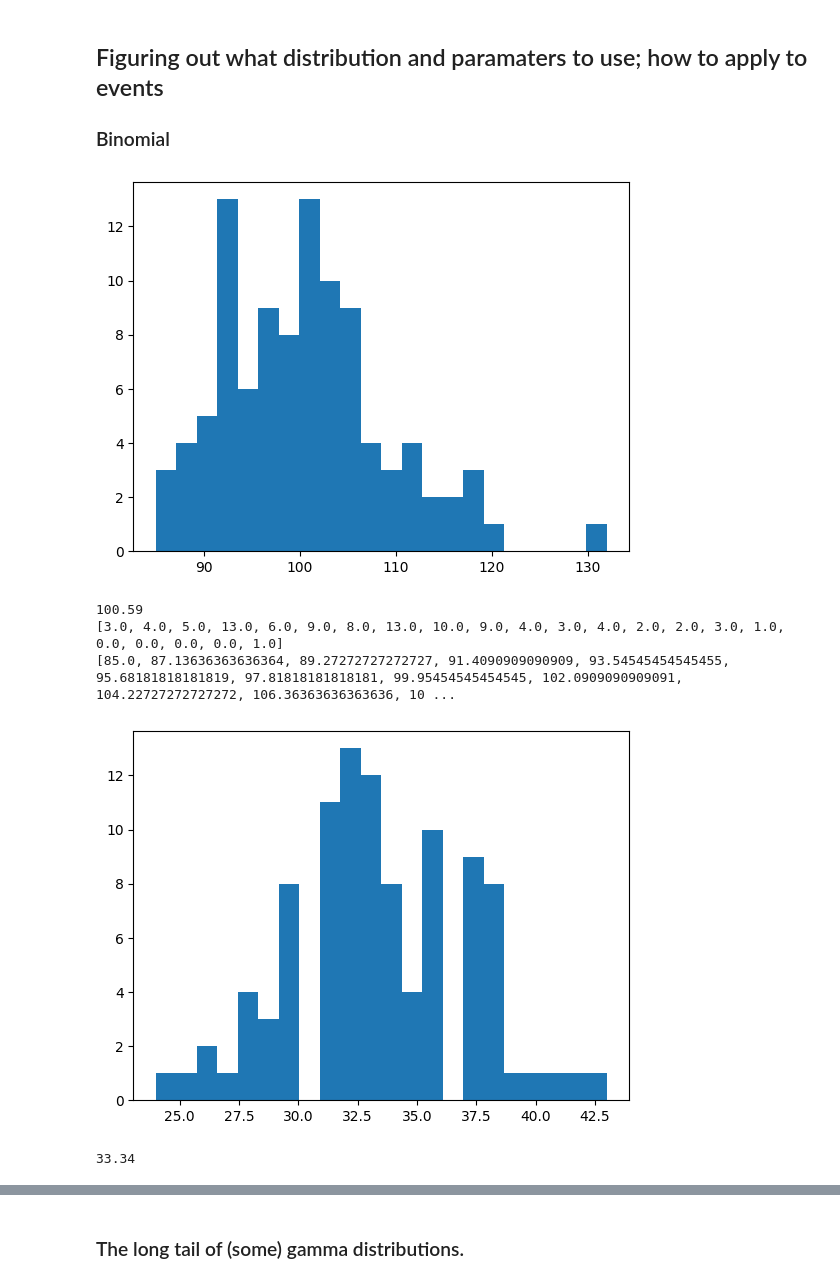
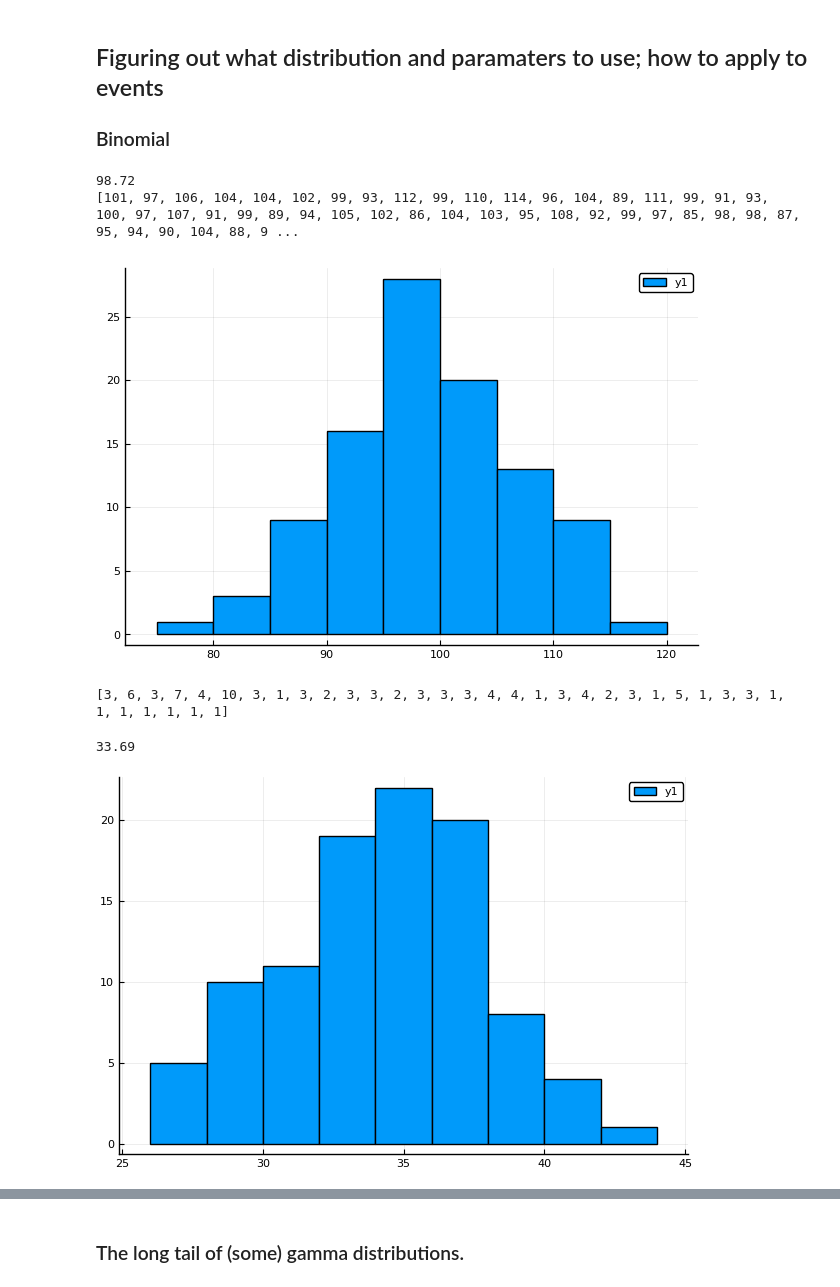
Before and after one commit to lewisl/CovidSim, a Jupyter notebook: prototyping.ipynb, the cells around one changed output, grey strips where cells are left out. Drawn from its saved outputs; the diff is of its cells as text; code cells hidden in the pictures.

```diff
--- a/prototyping.ipynb
+++ b/prototyping.ipynb
@@ -63,23 +64,34 @@ foo'
 # %%
 dbin = Binomial(1000,0.1)
 x = rand(dbin,100);
 println(mean(x))
-hh = hist(x,22);
-println(hh[1])
-println(hh[2])
+println(x)
+pyplot()
+histogram(x, bins=10)
+# barhist(x)
+gui()
+
+# bin the data
+histdata = [count(isequal(i),x) for i in unique(x)]
+println(histdata)
+# hh = hist(x,22);  # using PyPlot package
+# println(hh[1])
+# println(hh[2])
 # %% [output]
+98.72
+[101, 97, 106, 104, 104, 102, 99, 93, 112, 99, 110, 114, 96, 104, 89, 111, 99, 91, 93, 100, 97, 107, 91, 99, 89, 94, 105, 102, 86, 104, 103, 95, 108, 92, 99, 97, 85, 98, 98, 87, 95, 94, 90, 104, 88, 9 ...
-[figure, old version]
+[figure, new version]
-100.59
-[3.0, 4.0, 5.0, 13.0, 6.0, 9.0, 8.0, 13.0, 10.0, 9.0, 4.0, 3.0, 4.0, 2.0, 2.0, 3.0, 1.0, 0.0, 0.0, 0.0, 0.0, 1.0]
-[85.0, 87.13636363636364, 89.27272727272727, 91.4090909090909, 93.54545454545455, 95.68181818181819, 97.81818181818181, 99.95454545454545, 102.0909090909091, 104.22727272727272, 106.36363636363636, 10 ...
+[3, 6, 3, 7, 4, 10, 3, 1, 3, 2, 3, 3, 2, 3, 3, 3, 4, 4, 1, 3, 4, 2, 3, 1, 5, 1, 3, 3, 1, 1, 1, 1, 1, 1, 1]
 # %%
 dhypergeo = Hypergeometric(100,200,100) # successes, failures, draws
 x = rand(dhypergeo,100)
 println(mean(x))
-hh = hist(x,22);
+pyplot()
+histogram(x,bins=10)
+gui()
 # %% [output]
+33.69
-[figure, old version]
+[figure, new version]
-33.34
 # %%
 dpoiss = Poisson(1)
 x = rand(dpoiss, 1000)
```
Also changed, not shown: parts of 8 cells of this notebook, 6 other files.
